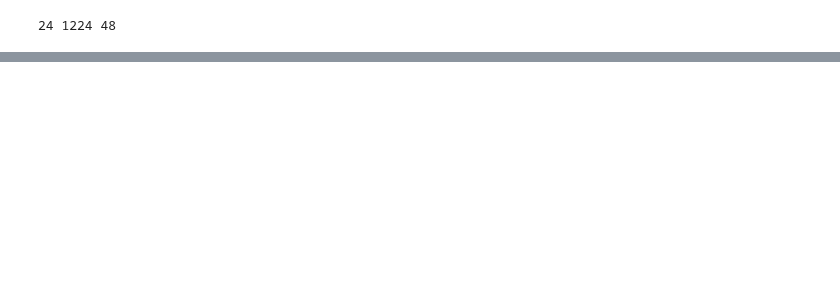
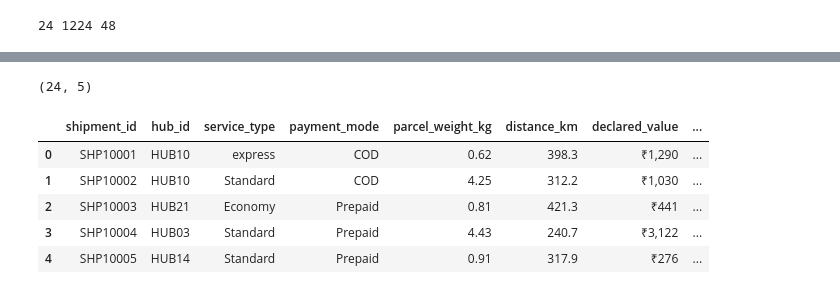
Before and after one commit to Priya2508G/Form-Validation, a Jupyter notebook: IITR_Capstone_Project.ipynb, the cells around one changed output, grey strips where cells are left out. Saved outputs shown, nothing was run; the diff lists cells and outputs as text; code cells hidden in the pictures; blank space fills up the shorter version.

```diff
--- a/IITR_Capstone_Project.ipynb
+++ b/IITR_Capstone_Project.ipynb
@@ -109,0 +123,14 @@ if __name__ == "__main__":
+# %%
+hubs_df .shape
+# %% [output]
+(24, 5)
+# %%
+raw_ship_df = pd.read_csv("/content/data/raw_shipments.csv")
+raw_ship_df.head()
+# %% [output]
+|  | shipment_id | hub_id | service_type | payment_mode | parcel_weight_kg | distance_km | declared_value | ... |
+| 0 | SHP10001 | HUB10 | express | COD | 0.62 | 398.3 | ₹1,290 | ... |
+| 1 | SHP10002 | HUB10 | Standard | COD | 4.25 | 312.2 | ₹1,030 | ... |
+| 2 | SHP10003 | HUB21 | Economy | Prepaid | 0.81 | 421.3 | ₹441 | ... |
+| 3 | SHP10004 | HUB03 | Standard | Prepaid | 4.43 | 240.7 | ₹3,122 | ... |
+| 4 | SHP10005 | HUB14 | Standard | Prepaid | 0.91 | 317.9 | ₹276 | ... |
```
Also changed, not shown: parts of 39 cells of this notebook.
